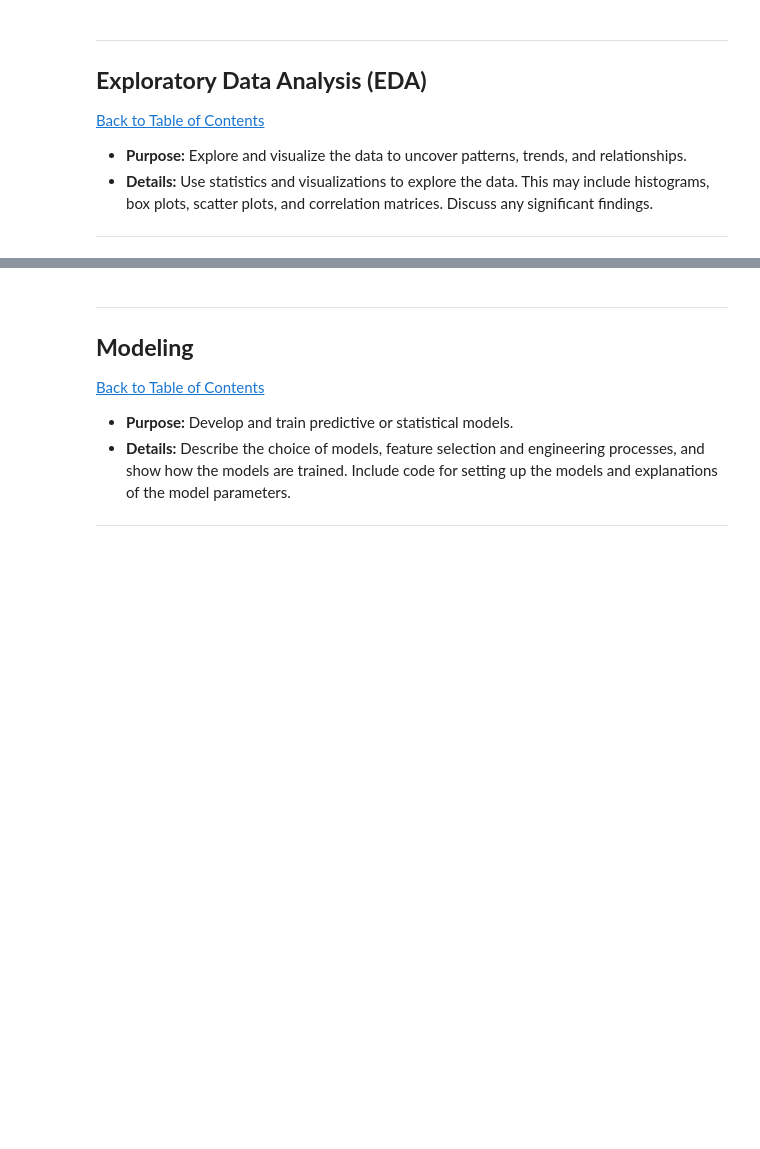
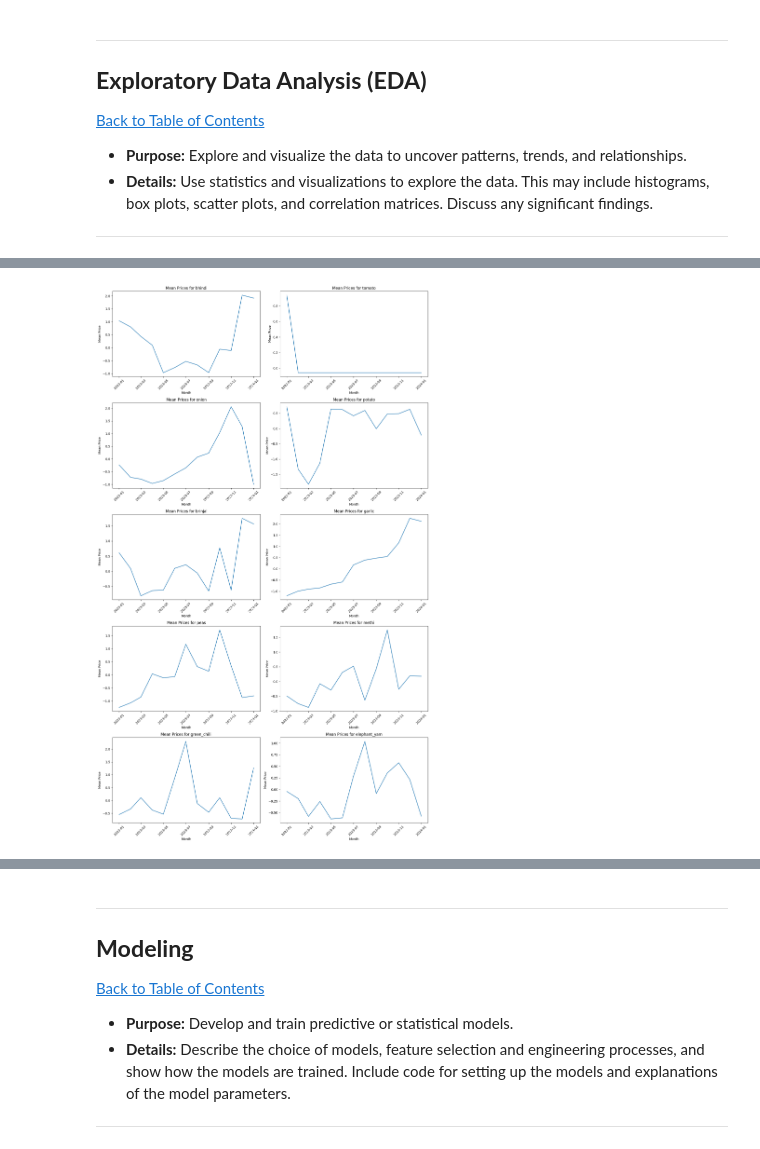
Before and after one commit to Ntokozo-sbusiso/QCTO_Workplace, a Jupyter notebook: QCTO---Workplace-Module-Notebook-Template-4571.ipynb, the cells around one changed output, grey strips where cells are left out. Cells and saved outputs as stored; diff of their text form; code cells hidden in the pictures; blank space fills up the shorter version.

```diff
--- a/QCTO---Workplace-Module-Notebook-Template-4571.ipynb
+++ b/QCTO---Workplace-Module-Notebook-Template-4571.ipynb
@@ -434,0 +577,13 @@ df_copy.head()
+# %%
+def group_prices_by_month(df, month_column):
+
+    # Select columns of float datatype (excluding 'price_dates')
+    columns_to_group = df.select_dtypes(include='float64').columns
+
+    # Group vegetable prices by the 'price_months' column, excluding 'price_dates' column, and calculate the mean
+    grouped_prices_mean = df.groupby(month_column)[columns_to_group].mean()
+
+    return grouped_prices_mean
+
+# Example usage:
+grouped_prices_mean = group_prices_by_month(df_copy, 'price_months')
@@ -434,0 +658,32 @@ df_copy.head()
+# %%
+def plot_mean_prices_line_chart(grouped_prices_mean):
+
+    # Ensure the index is a datetime index
+    grouped_prices_mean.index = pd.to_datetime(grouped_prices_mean.index, format='%m-%Y')
+
+    # Sort the DataFrame by the index (year, then month)
+    grouped_prices_mean = grouped_prices_mean.sort_index()
+
+    # Calculate the number of subplots needed
+    num_plots = len(grouped_prices_mean.columns)
+    num_rows = int(np.ceil(num_plots / 2))  # Calculate number of rows required
+
+    # Create subplots
+    fig, axes = plt.subplots(num_rows, 2, figsize=(15, 5*num_rows))
+    axes = axes.flatten()  # Flatten the 2D array of axes for easy iteration
+
+    # Plot each vegetable in a separate subplot
+    for i, column in enumerate(grouped_prices_mean.columns):
+        ax = axes[i]
+        ax.plot(grouped_prices_mean.index, grouped_prices_mean[column], label=column)
+        ax.set_title(f'Mean Prices for {column}')
+        ax.set_xlabel('Month')
+        ax.set_ylabel('Mean Price')
+        ax.tick_params(axis='x', rotation=45)  # Rotate x-axis labels for better readability
+
+    plt.tight_layout()
+    plt.show()
+
+plot_mean_prices_line_chart(grouped_prices_mean)
+# %% [output]
+[figure, added]
```
Also changed, not shown: parts of 14 cells of this notebook.
